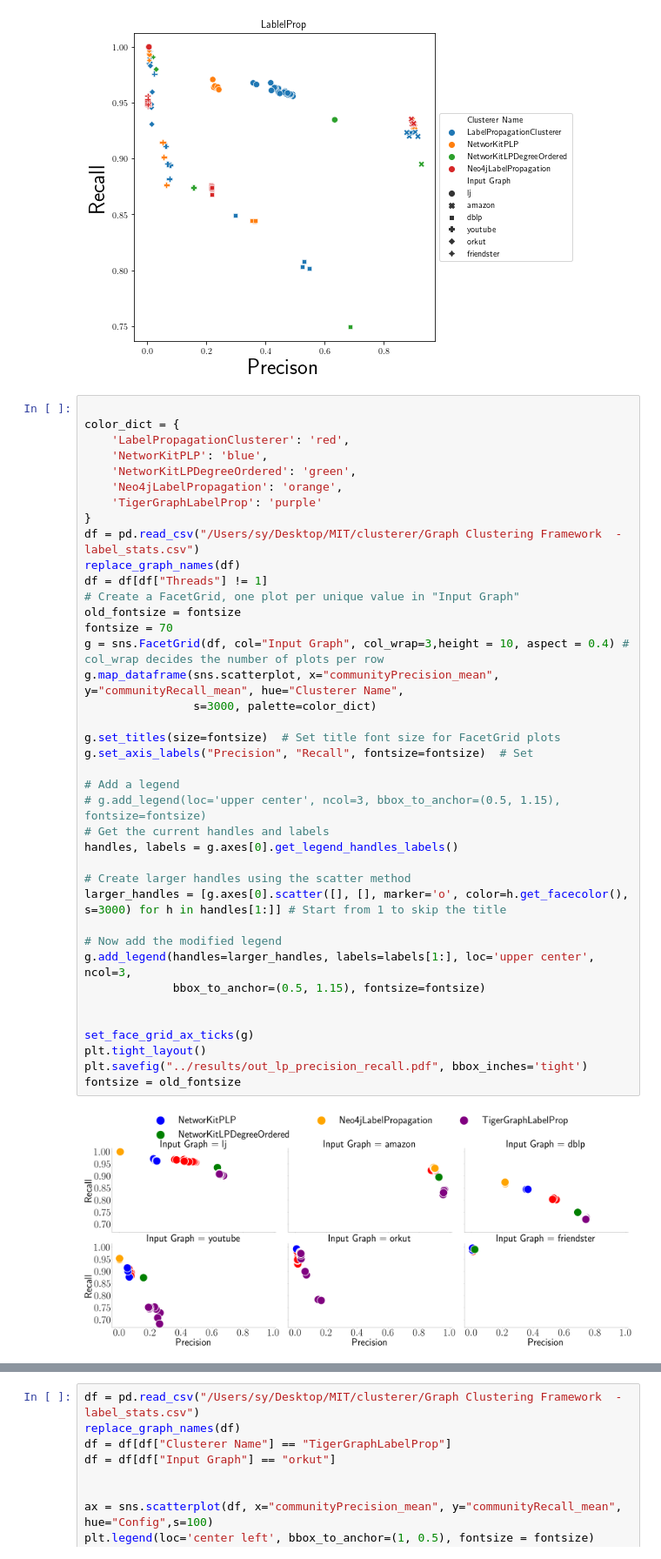
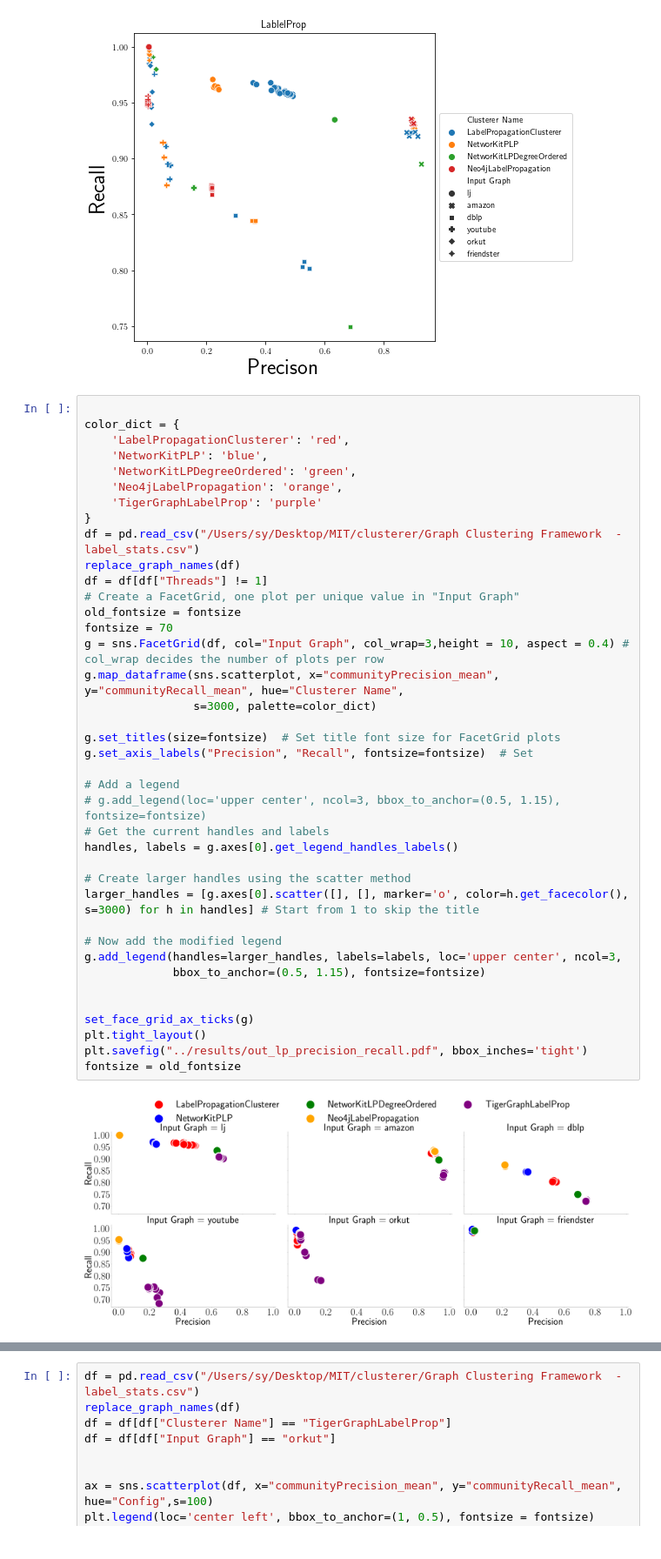
Before and after one commit to ParAlg/ParClusterers, a Jupyter notebook: plotting/plot_running_time.ipynb, the cells around one changed output, grey strips where cells are left out. Shown at 87% size. Cells and saved outputs as stored; diff of their text form.

```diff
--- a/plotting/plot_running_time.ipynb
+++ b/plotting/plot_running_time.ipynb
@@ -163,33 +164,33 @@ color_dict = {
 }
 df = pd.read_csv("/Users/sy/Desktop/MIT/clusterer/Graph Clustering Framework  - label_stats.csv")
 replace_graph_names(df)
 df = df[df["Threads"] != 1]
 # Create a FacetGrid, one plot per unique value in "Input Graph"
 old_fontsize = fontsize
 fontsize = 70
 g = sns.FacetGrid(df, col="Input Graph", col_wrap=3,height = 10, aspect = 0.4) # col_wrap decides the number of plots per row
 g.map_dataframe(sns.scatterplot, x="communityPrecision_mean", y="communityRecall_mean", hue="Clusterer Name",
                 s=3000, palette=color_dict)
 
 g.set_titles(size=fontsize)  # Set title font size for FacetGrid plots
 g.set_axis_labels("Precision", "Recall", fontsize=fontsize)  # Set
 
 # Add a legend
 # g.add_legend(loc='upper center', ncol=3, bbox_to_anchor=(0.5, 1.15), fontsize=fontsize)
 # Get the current handles and labels
 handles, labels = g.axes[0].get_legend_handles_labels()
 
 # Create larger handles using the scatter method
-larger_handles = [g.axes[0].scatter([], [], marker='o', color=h.get_facecolor(), s=3000) for h in handles[1:]] # Start from 1 to skip the title
+larger_handles = [g.axes[0].scatter([], [], marker='o', color=h.get_facecolor(), s=3000) for h in handles] # Start from 1 to skip the title
 
 # Now add the modified legend
-g.add_legend(handles=larger_handles, labels=labels[1:], loc='upper center', ncol=3,
+g.add_legend(handles=larger_handles, labels=labels, loc='upper center', ncol=3,
              bbox_to_anchor=(0.5, 1.15), fontsize=fontsize)
 
 
 set_face_grid_ax_ticks(g)
 plt.tight_layout()
 plt.savefig("../results/out_lp_precision_recall.pdf", bbox_inches='tight')
 fontsize = old_fontsize
 # %% [output]
-[figure, old version]
+[figure, new version]
```
Also changed, not shown: parts of 12 cells of this notebook.
